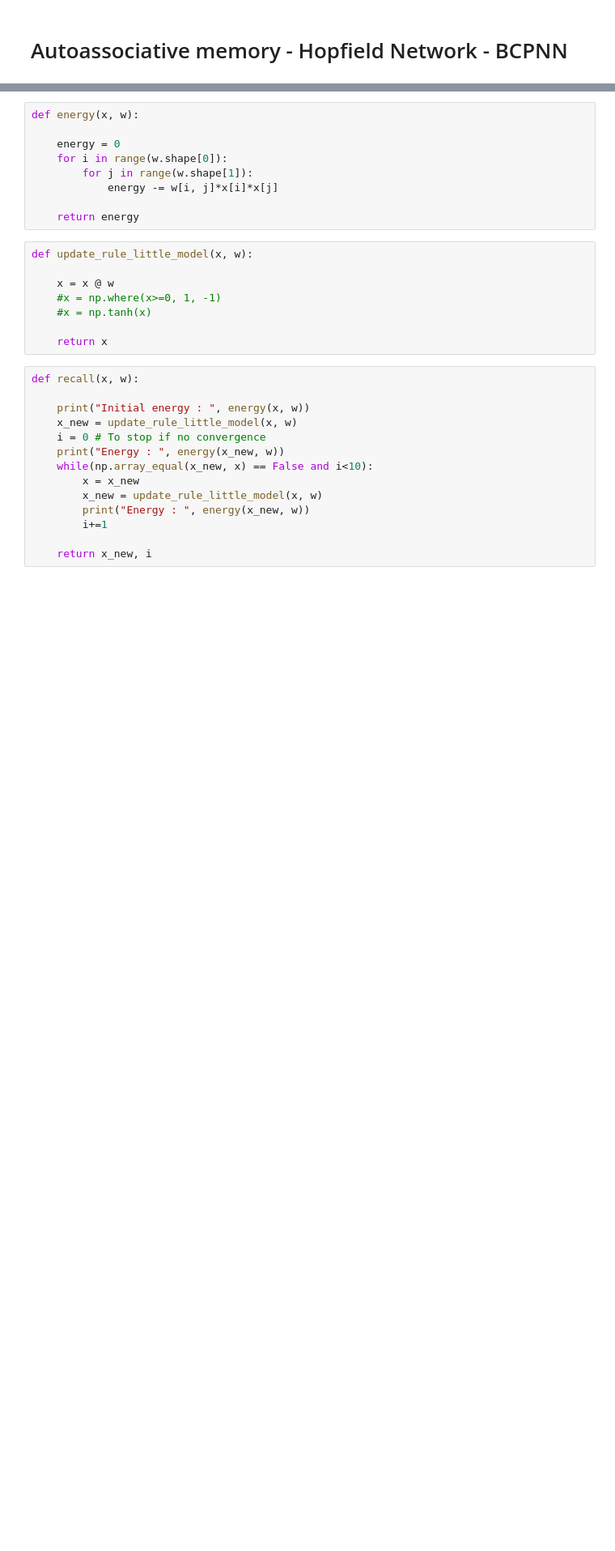
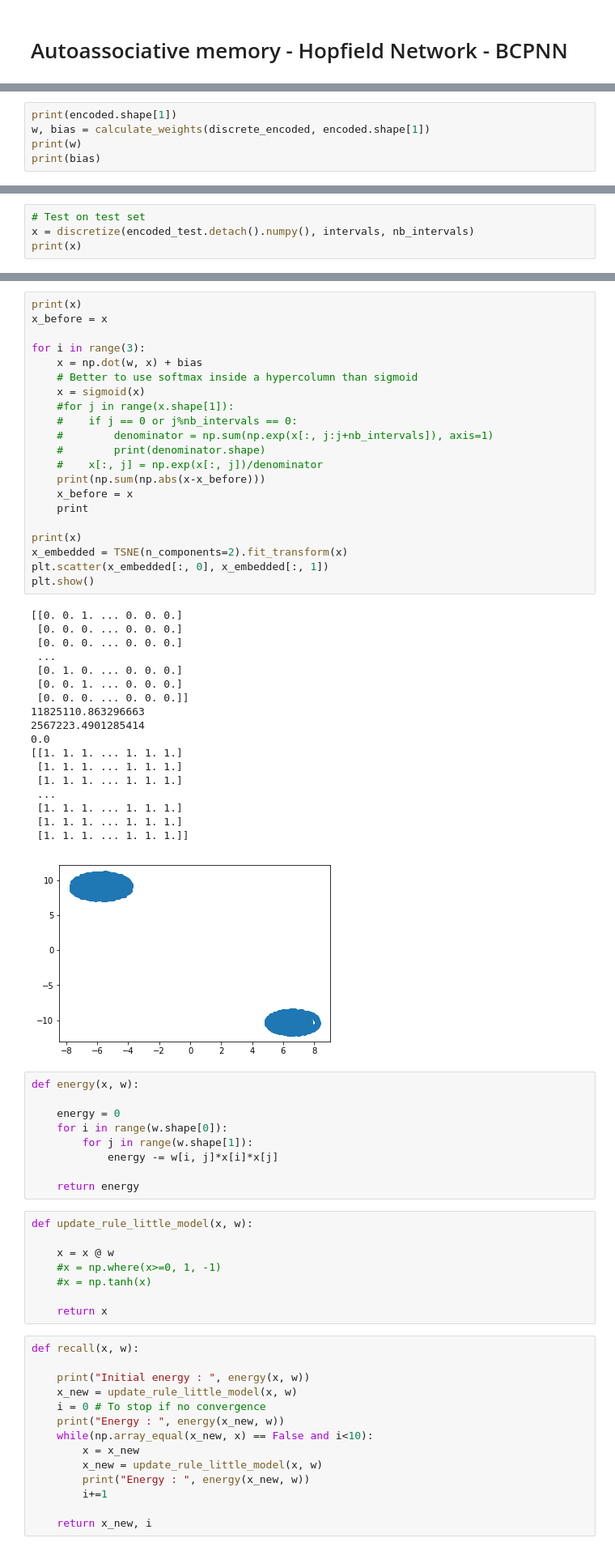
Before and after one commit to AntoineSueur/Brain-ML, a Jupyter notebook: Feature_Extraction.ipynb, the cells around one changed output, grey strips where cells are left out. Shown at 81% size. Cells and saved outputs as stored; diff of their text form; blank space fills up the shorter version.

```diff
--- a/Feature_Extraction.ipynb
+++ b/Feature_Extraction.ipynb
@@ -518,0 +587,5 @@ TypeError: sum() missing 3 required positional argument: "dim", "keepdim", "dtyp
+# %%
+print(encoded.shape[1])
+w, bias = calculate_weights(discrete_encoded, encoded.shape[1])
+print(w)
+print(bias)
@@ -518,0 +608,4 @@ TypeError: sum() missing 3 required positional argument: "dim", "keepdim", "dtyp
+# %%
+# Test on test set
+x = discretize(encoded_test.detach().numpy(), intervals, nb_intervals)
+print(x)
@@ -519,3 +620,43 @@ TypeError: sum() missing 3 required positional argument: "dim", "keepdim", "dtyp
+# %%
+print(x)
+x_before = x
+
+for i in range(3):
+    x = np.dot(w, x) + bias
+    # Better to use softmax inside a hypercolumn than sigmoid
+    x = sigmoid(x)
+    #for j in range(x.shape[1]):
+    #    if j == 0 or j%nb_intervals == 0:
+    #        denominator = np.sum(np.exp(x[:, j:j+nb_intervals]), axis=1)
+    #        print(denominator.shape)
+    #    x[:, j] = np.exp(x[:, j])/denominator
+    print(np.sum(np.abs(x-x_before)))
+    x_before = x
+    print
+
+print(x)
+x_embedded = TSNE(n_components=2).fit_transform(x)
+plt.scatter(x_embedded[:, 0], x_embedded[:, 1])
+plt.show()
+# %% [output]
+[[0. 0. 1. ... 0. 0. 0.]
+ [0. 0. 0. ... 0. 0. 0.]
+ [0. 0. 0. ... 0. 0. 0.]
+ ...
+ [0. 1. 0. ... 0. 0. 0.]
+ [0. 0. 1. ... 0. 0. 0.]
+ [0. 0. 0. ... 0. 0. 0.]]
+11825110.863296663
+2567223.4901285414
+0.0
+[[1. 1. 1. ... 1. 1. 1.]
+ [1. 1. 1. ... 1. 1. 1.]
+ [1. 1. 1. ... 1. 1. 1.]
+ ...
+ [1. 1. 1. ... 1. 1. 1.]
+ [1. 1. 1. ... 1. 1. 1.]
+ [1. 1. 1. ... 1. 1. 1.]]
+[figure, added]
 # %%
 def energy(x, w):
 
```
Also changed, not shown: parts of 18 cells of this notebook.
